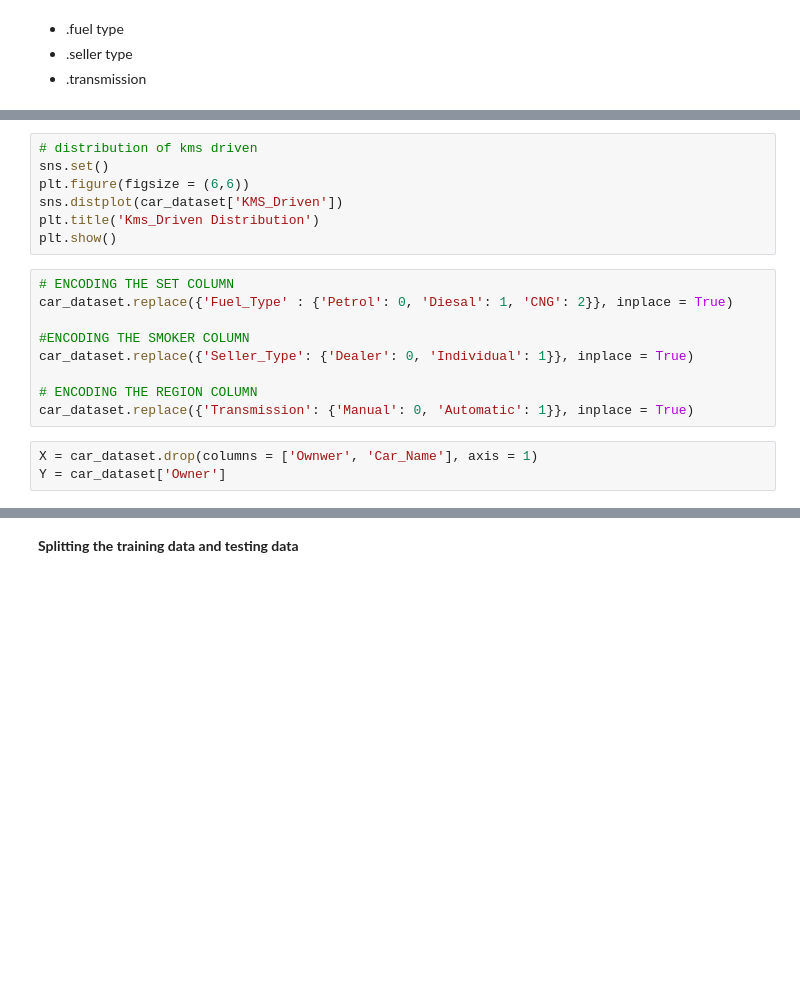
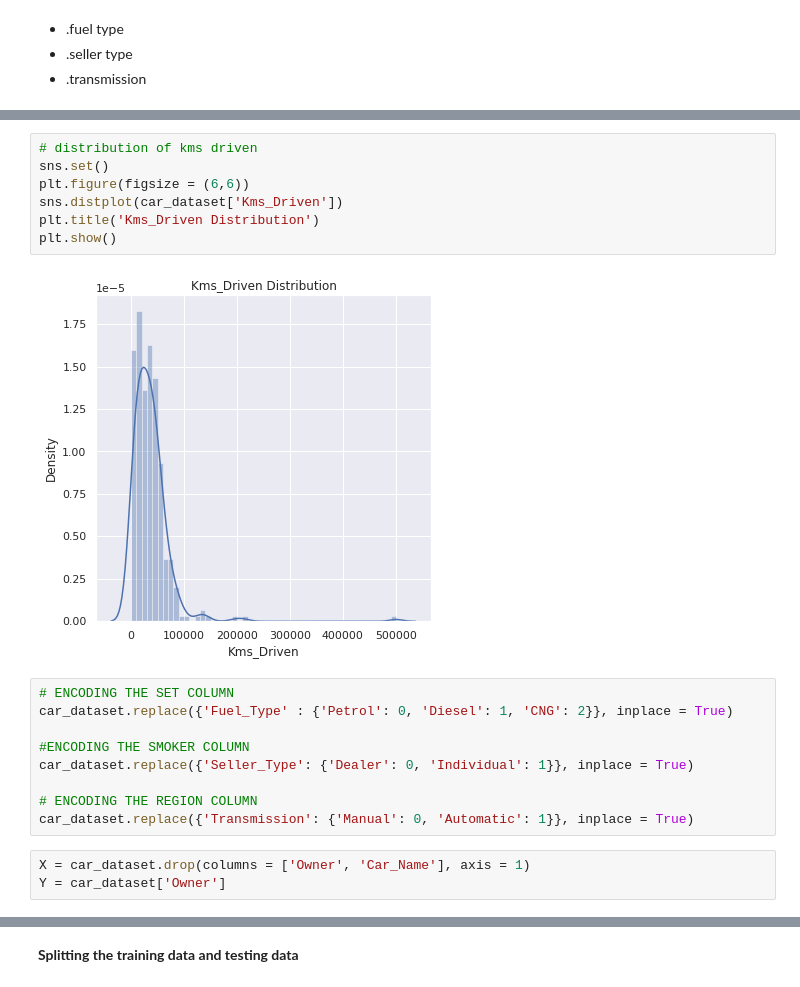
Before and after one commit to Keltron-AnushaKostka/Machine-Learning, a Jupyter notebook: Linear Regression/Linear_Regression_Car_Prediction.ipynb, the cells around one changed output, grey strips where cells are left out. Saved outputs shown, nothing was run; the diff lists cells and outputs as text; blank space fills up the shorter version.

```diff
--- a/Linear Regression/Linear_Regression_Car_Prediction.ipynb
+++ b/Linear Regression/Linear_Regression_Car_Prediction.ipynb
@@ -76,13 +166,15 @@ plt.show()
 # %%
 # distribution of kms driven
 sns.set()
 plt.figure(figsize = (6,6))
-sns.distplot(car_dataset['KMS_Driven'])
+sns.distplot(car_dataset['Kms_Driven'])
 plt.title('Kms_Driven Distribution')
 plt.show()
+# %% [output]
+[figure, added]
 # %%
 # ENCODING THE SET COLUMN
-car_dataset.replace({'Fuel_Type' : {'Petrol': 0, 'Diesal': 1, 'CNG': 2}}, inplace = True)
+car_dataset.replace({'Fuel_Type' : {'Petrol': 0, 'Diesel': 1, 'CNG': 2}}, inplace = True)
 
 #ENCODING THE SMOKER COLUMN
 car_dataset.replace({'Seller_Type': {'Dealer': 0, 'Individual': 1}}, inplace = True)
@@ -90,7 +182,7 @@ car_dataset.replace({'Seller_Type': {'Dealer': 0, 'Individual': 1}}, inplace = T
 # ENCODING THE REGION COLUMN
 car_dataset.replace({'Transmission': {'Manual': 0, 'Automatic': 1}}, inplace = True)
 # %%
-X = car_dataset.drop(columns = ['Ownwer', 'Car_Name'], axis = 1)
+X = car_dataset.drop(columns = ['Owner', 'Car_Name'], axis = 1)
 Y = car_dataset['Owner']
 # %%
 print(X)
```
Also changed, not shown: parts of 25 cells of this notebook.
